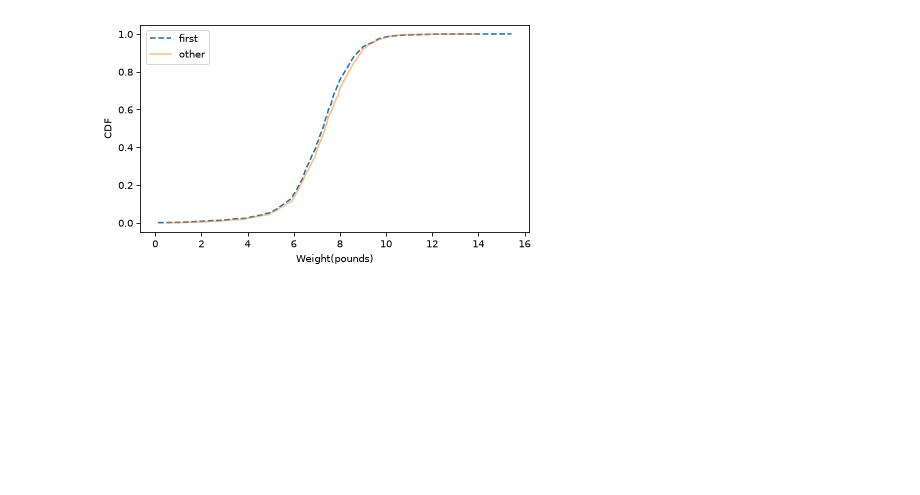
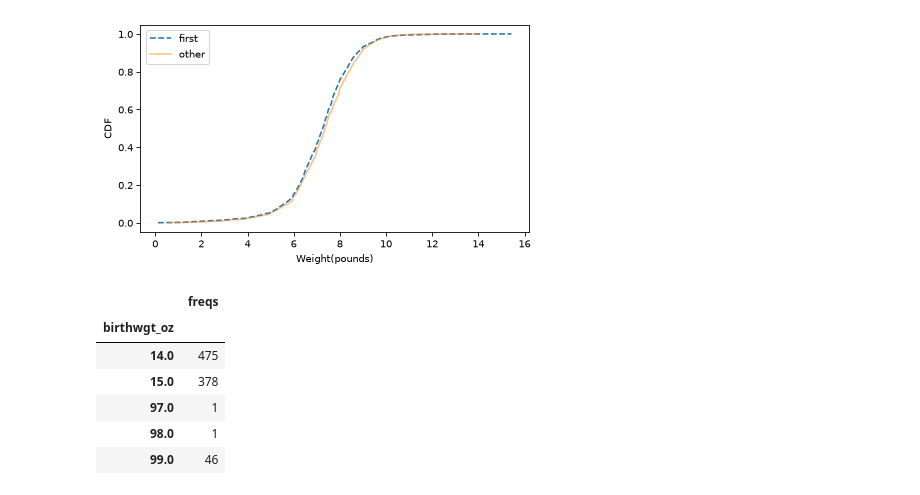
Before and after one commit to acsiuc/think-stats, a Jupyter notebook: notebooks/chapter-04.ipynb, the cells around one changed output. Drawn from its saved outputs; the diff is of its cells as text; code cells hidden in the pictures; blank space fills up the shorter version.

```diff
--- a/notebooks/chapter-04.ipynb
+++ b/notebooks/chapter-04.ipynb
@@ -192,3 +189,25 @@ other_cdf.plot(alpha=0.5)
 decorate(xlabel = "Weight(pounds)", ylabel = "CDF")
 # %% [output]
 [figure]
+# %%
+from nsfg import read_stata
+
+dct_file = "2002FemPreg.dct"
+dat_file = "2002FemPreg.dat.gz"
+
+preg = read_stata(dct_file, dat_file)
+# %%
+birthwgt_lb = preg["birthwgt_lb"]
+birthwgt_oz = preg["birthwgt_oz"]
+# %%
+from empiricaldist import Hist
+
+Hist.from_seq(birthwgt_oz).tail(5)
+# %% [output]
+|  | freqs |
+| birthwgt_oz |  |
+| 14.0 | 475 |
+| 15.0 | 378 |
+| 97.0 | 1 |
+| 98.0 | 1 |
+| 99.0 | 46 |
```
Also changed, not shown: parts of 19 cells of this notebook.
